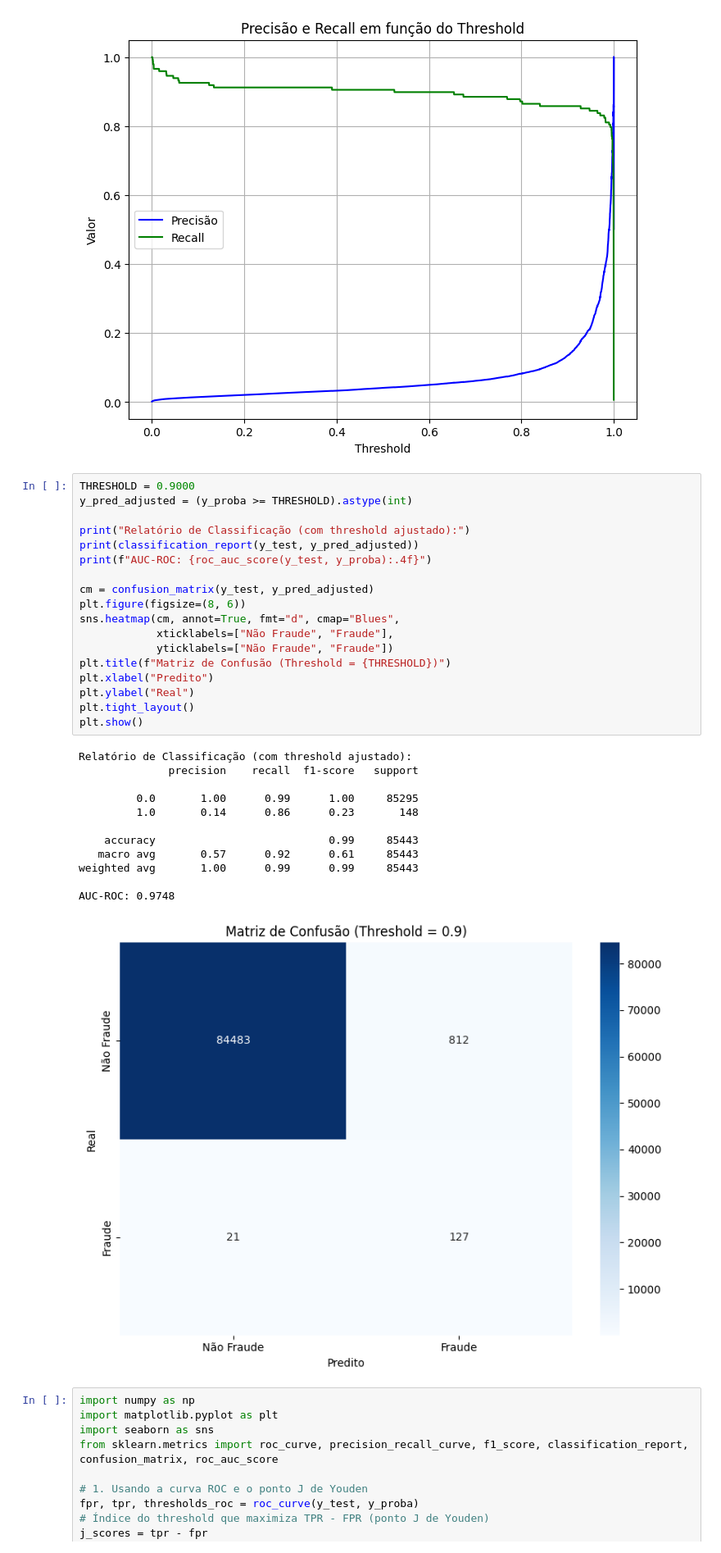
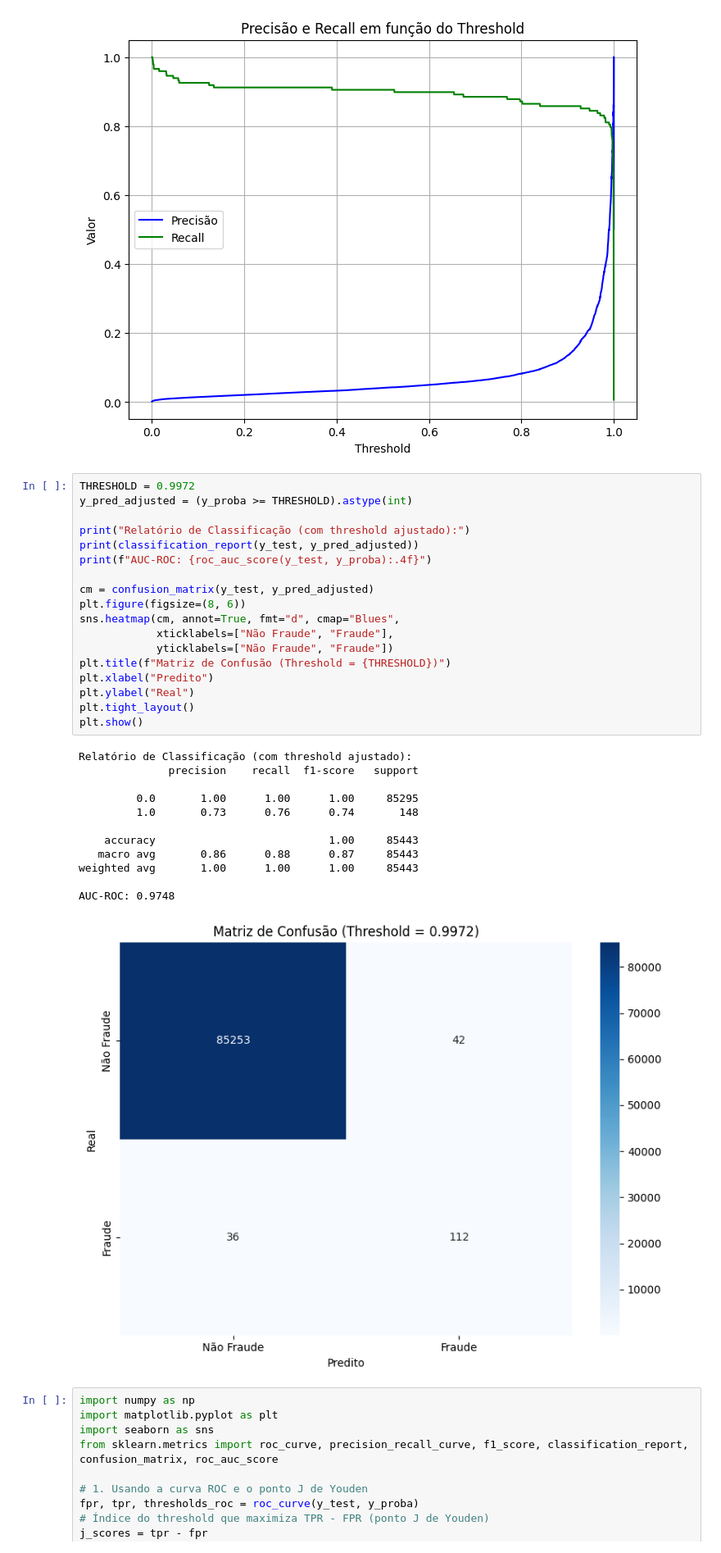
Before and after one commit to miasK3011/CC-Fraud-Detector, a Jupyter notebook: Model/notebooks/XGBoost/Undersampling.ipynb, the cells around one changed output. Shown: that part at 82% size. Saved outputs shown, nothing was run; the diff lists cells and outputs as text.

```diff
--- a/Model/notebooks/XGBoost/Undersampling.ipynb
+++ b/Model/notebooks/XGBoost/Undersampling.ipynb
@@ -306,36 +308,36 @@ plt.show()
 # %% [output]
 [figure]
 # %%
-THRESHOLD = 0.9000
+THRESHOLD = 0.9972
 y_pred_adjusted = (y_proba >= THRESHOLD).astype(int)
 
 print("Relatório de Classificação (com threshold ajustado):")
 print(classification_report(y_test, y_pred_adjusted))
 print(f"AUC-ROC: {roc_auc_score(y_test, y_proba):.4f}")
 
 cm = confusion_matrix(y_test, y_pred_adjusted)
 plt.figure(figsize=(8, 6))
 sns.heatmap(cm, annot=True, fmt="d", cmap="Blues",
             xticklabels=["Não Fraude", "Fraude"],
             yticklabels=["Não Fraude", "Fraude"])
 plt.title(f"Matriz de Confusão (Threshold = {THRESHOLD})")
 plt.xlabel("Predito")
 plt.ylabel("Real")
 plt.tight_layout()
 plt.show()
 # %% [output]
 Relatório de Classificação (com threshold ajustado):
               precision    recall  f1-score   support
 
-         0.0       1.00      0.99      1.00     85295
-         1.0       0.14      0.86      0.23       148
+         0.0       1.00      1.00      1.00     85295
+         1.0       0.73      0.76      0.74       148
 
-    accuracy                           0.99     85443
-   macro avg       0.57      0.92      0.61     85443
-weighted avg       1.00      0.99      0.99     85443
+    accuracy                           1.00     85443
+   macro avg       0.86      0.88      0.87     85443
+weighted avg       1.00      1.00      1.00     85443
 
 AUC-ROC: 0.9748
-[figure, old version]
+[figure, new version]
 # %%
 import numpy as np
 import matplotlib.pyplot as plt
```
Also changed, not shown: parts of 1 cell of this notebook, 13 other files.
